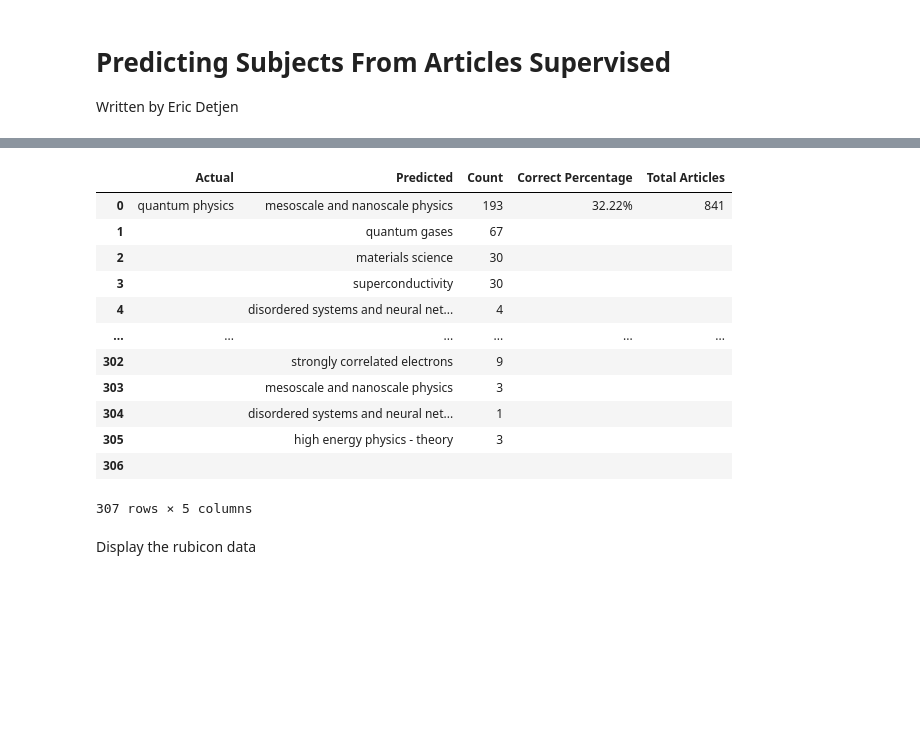
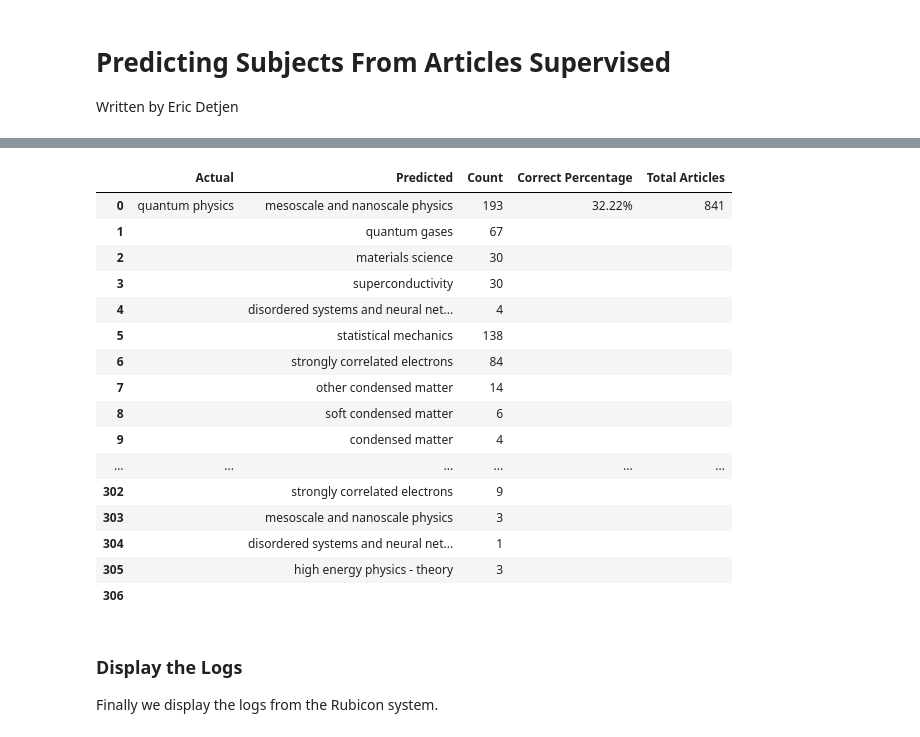
Before and after one commit to Edetjen19/Article-Subject-Predictor, a Jupyter notebook: model.ipynb, the cells around one changed output, grey strips where cells are left out. Cells and saved outputs as stored; diff of their text form; code cells hidden in the pictures; blank space fills up the shorter version.

```diff
--- a/model.ipynb
+++ b/model.ipynb
@@ -136,11 +176,13 @@ decoded_predictions = label_encoder.inverse_transform(y_pred)
 # Extract the actual labels from the test data
 actual_labels = [article['subject'] for article in test_data]
 
- # Initialize dictionaries to keep track of all predictions and incorrect predictions for each unique "Actual" value.
+# Compare the predicted labels to the actual labels
+results_comparison = list(zip(actual_labels, decoded_predictions))
+
+# Initialize dictionaries to keep track of all predictions and incorrect predictions for each unique "Actual" value.
 total_predictions = defaultdict(int)
 incorrect_predictions = defaultdict(lambda: defaultdict(int))
 
-# Create a list to store rows for the DataFrame.
 df_rows = []
 
 # Populate the dictionaries with data.
@@ -169,42 +211,48 @@ for actual, predicted_dict in incorrect_predictions.items():
         else:
             df_rows.append({
                 'Actual': '',
                 'Predicted': predicted,
                 'Count': count,
                 'Correct Percentage': '',
                 'Total Articles': ''
             })
 
     # Add a separator row
     df_rows.append({
         'Actual': '',
         'Predicted': '',
         'Count': '',
         'Correct Percentage': '',
         'Total Articles': ''
     })
+pd.set_option('display.max_rows', None)
 
 # Create a DataFrame from the list of rows.
 df = pd.DataFrame(df_rows)
 
 # Display the DataFrame.
 display(df)
 # %% [output]
 |  | Actual | Predicted | Count | Correct Percentage | Total Articles |
 | 0 | quantum physics | mesoscale and nanoscale physics | 193 | 32.22% | 841 |
 | 1 |  | quantum gases | 67 |  |  |
 | 2 |  | materials science | 30 |  |  |
 | 3 |  | superconductivity | 30 |  |  |
 | 4 |  | disordered systems and neural net... | 4 |  |  |
+| 5 |  | statistical mechanics | 138 |  |  |
+| 6 |  | strongly correlated electrons | 84 |  |  |
+| 7 |  | other condensed matter | 14 |  |  |
+| 8 |  | soft condensed matter | 6 |  |  |
+| 9 |  | condensed matter | 4 |  |  |
 | ... | ... | ... | ... | ... | ... |
 | 302 |  | strongly correlated electrons | 9 |  |  |
 | 303 |  | mesoscale and nanoscale physics | 3 |  |  |
 | 304 |  | disordered systems and neural net... | 1 |  |  |
 | 305 |  | high energy physics - theory | 3 |  |  |
 | 306 |  |  |  |  |  |
-307 rows × 5 columns
-# %% [markdown]
-Display the rubicon data
+# %% [markdown]
+### Display the Logs
+Finally we display the logs from the Rubicon system.
 # %%
 # Get the project
 
```
Also changed, not shown: parts of 20 cells of this notebook.
